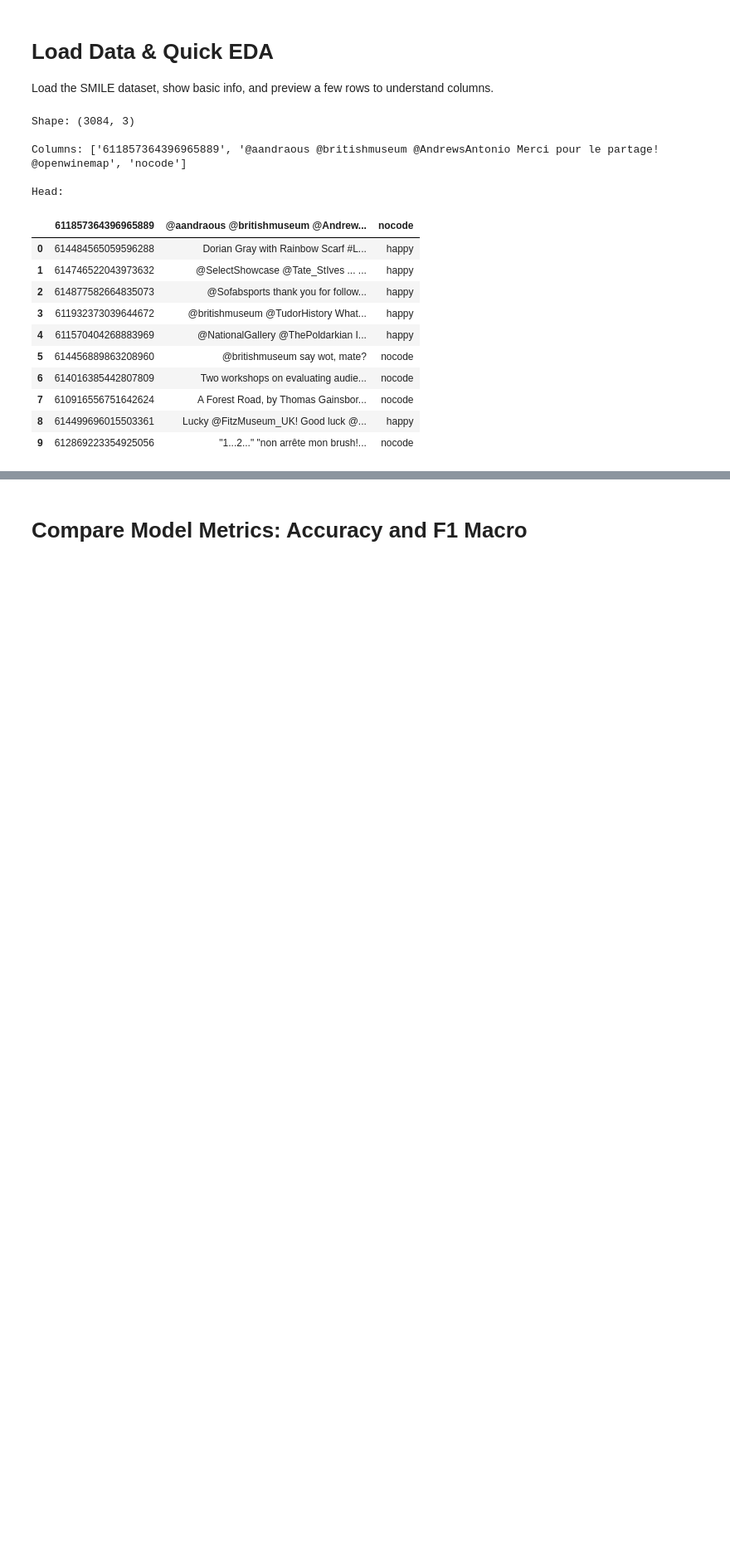
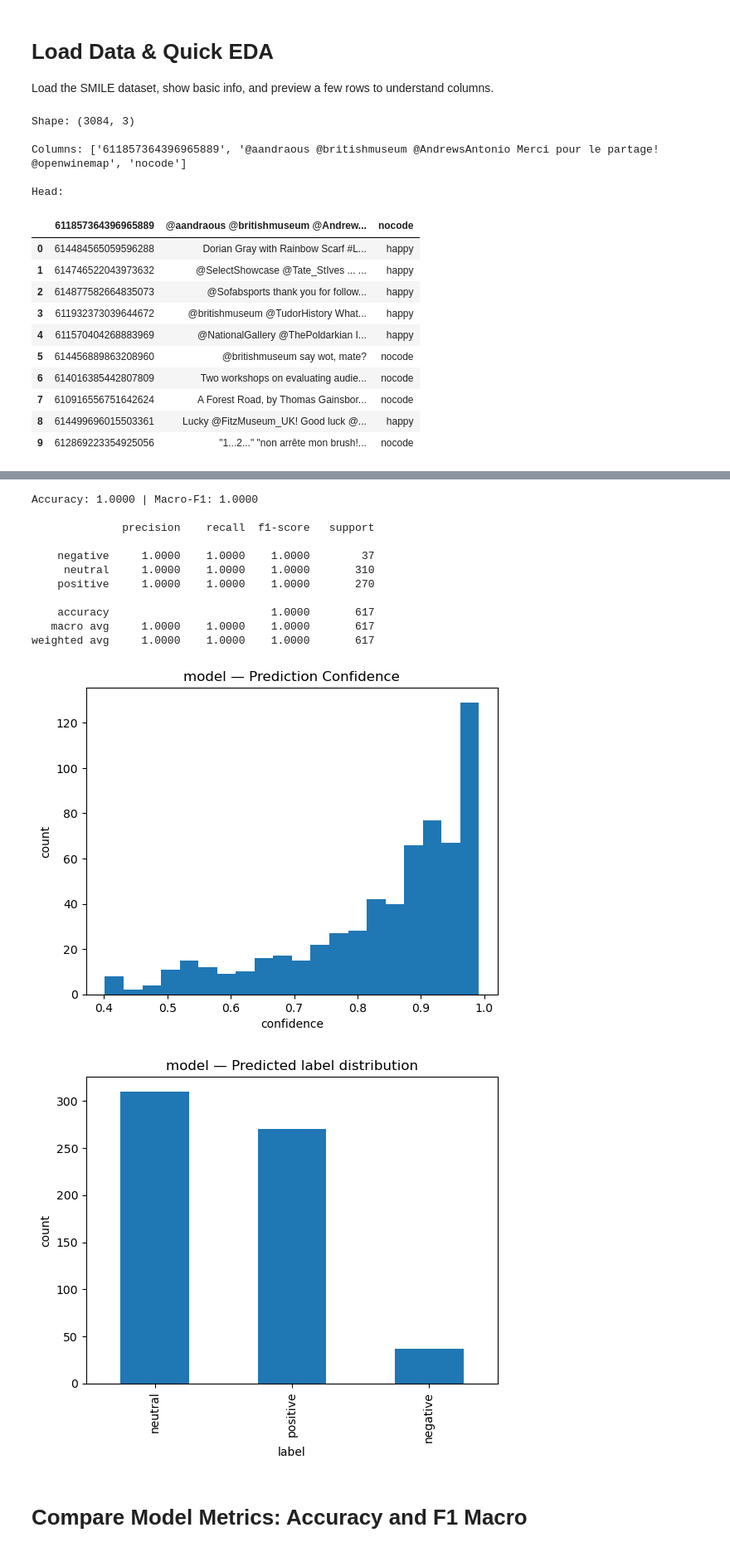
Before and after one commit to Priti0427/Sentiment-analysis-using-Hugging-Face-Transformer, a Jupyter notebook: Sentiment_Analysis.ipynb, the cells around one changed output, grey strips where cells are left out. Shown at 83% size. Drawn from its saved outputs; the diff is of its cells as text; code cells hidden in the pictures; blank space fills up the shorter version.

```diff
--- a/Sentiment_Analysis.ipynb
+++ b/Sentiment_Analysis.ipynb
@@ -340,0 +224,3 @@ Confusion matrix (rows=true, cols=pred):
+# %%
+# Run pipeline through entire dataset
+roberta_data = pipe_predict(df_sent, clf_b)
@@ -340,0 +276,10 @@ Confusion matrix (rows=true, cols=pred):
+# %%
+# Split roberta data
+X_rob = roberta_data['text']
+Y_rob = roberta_data['sentiment']
+
+X_r_train, X_r_test, Y__r_train, Y_r_test = train_test_split(
+    X_rob, Y_rob, test_size=0.2, random_state=RANDOM_SEED, stratify=Y_rob
+)
+
+print("Train size:", len(X_r_train), "| Test size:", len(X_r_test))
@@ -341,3 +342,20 @@ Confusion matrix (rows=true, cols=pred):
+# %%
+res_b = evaluate_model(X_r_test, Y_r_test, clf_b)
+res_b
+# %% [output]
+Accuracy: 1.0000 | Macro-F1: 1.0000
+
+              precision    recall  f1-score   support
+
+    negative     1.0000    1.0000    1.0000        37
+     neutral     1.0000    1.0000    1.0000       310
+    positive     1.0000    1.0000    1.0000       270
+
+    accuracy                         1.0000       617
+   macro avg     1.0000    1.0000    1.0000       617
+weighted avg     1.0000    1.0000    1.0000       617
+[figure, added]
+[figure, added]
 # %% [markdown]
 # Compare Model Metrics: Accuracy and F1 Macro
 # %%
```
Also changed, not shown: parts of 48 cells of this notebook.
